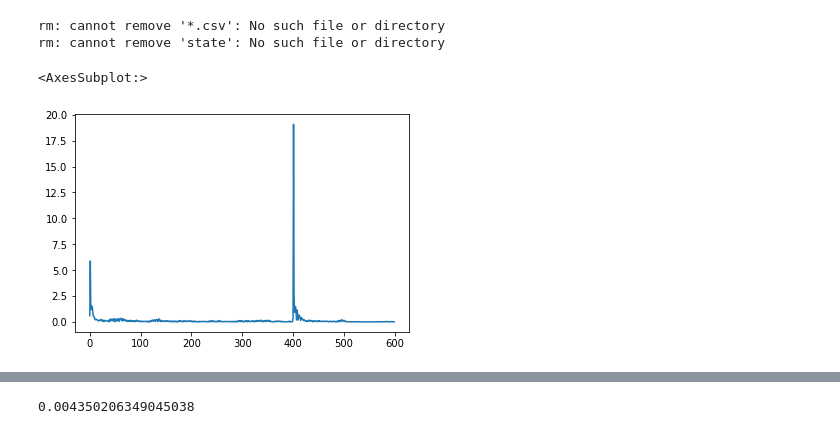
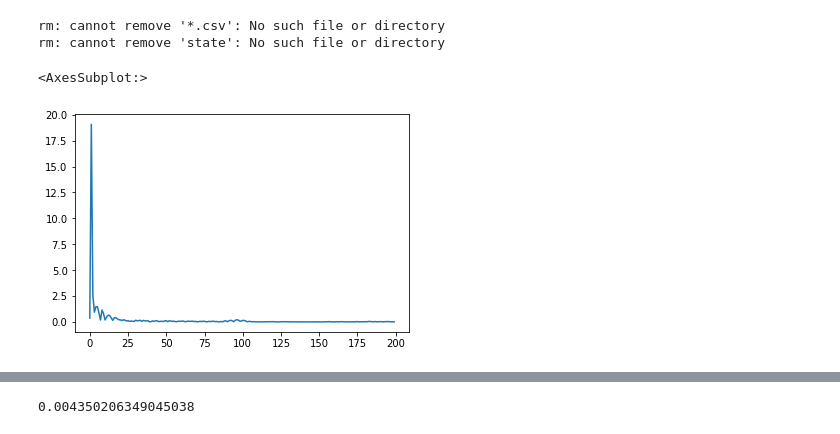
Before and after one commit to gflan/neural-pricing, a Jupyter notebook: ancufi/neural_options.ipynb, the cells around one changed output, grey strips where cells are left out. Saved outputs shown, nothing was run; the diff lists cells and outputs as text; code cells hidden in the pictures.

```diff
--- a/ancufi/neural_options.ipynb
+++ b/ancufi/neural_options.ipynb
@@ -316,7 +316,7 @@ for step in trange:
     # Optimizar sobre el batch
     opt.step()
 # %%
-pd.Series(losses).plot()
+pd.Series(losses[400:]).plot()
 # %% [output]
 <AxesSubplot:>
-[figure, old version]
+[figure, new version]
```
Also changed, not shown: parts of 6 cells of this notebook.
